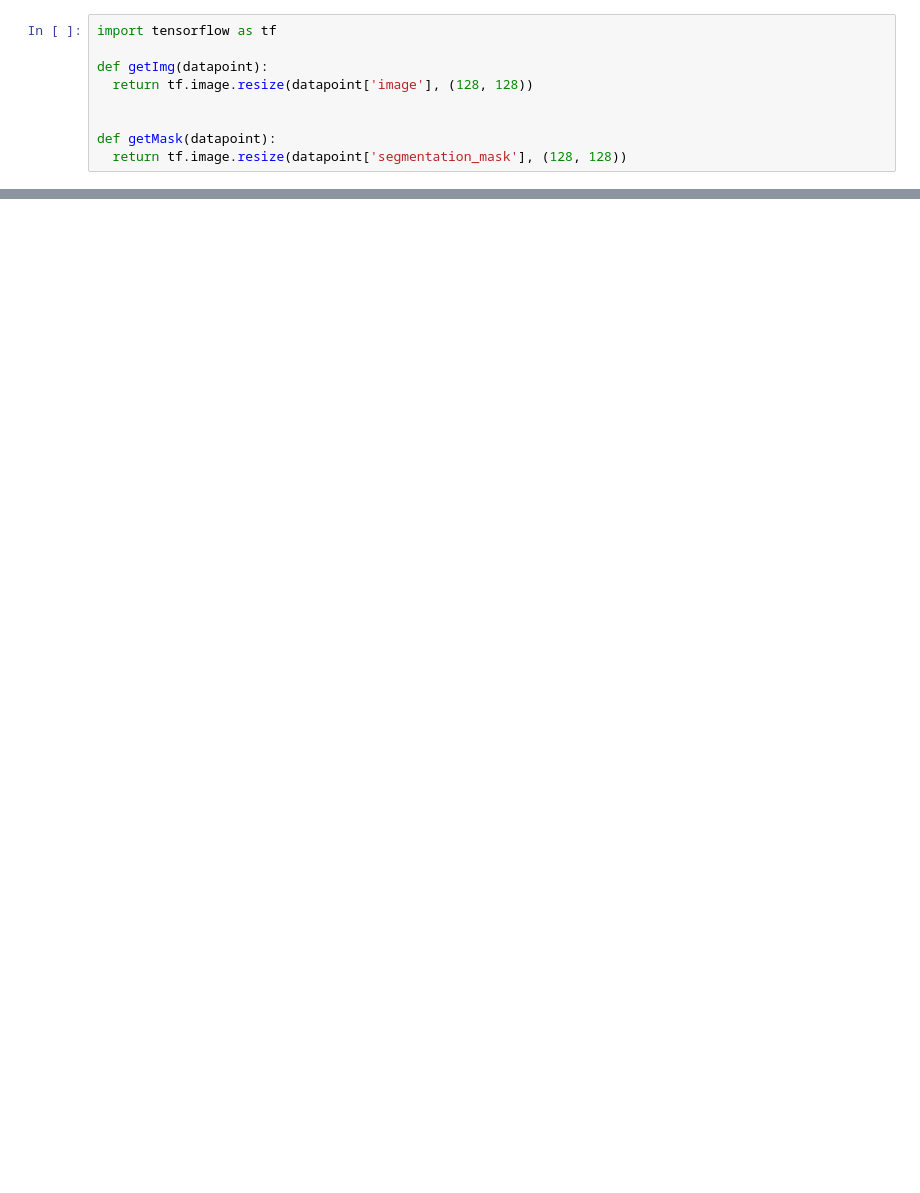
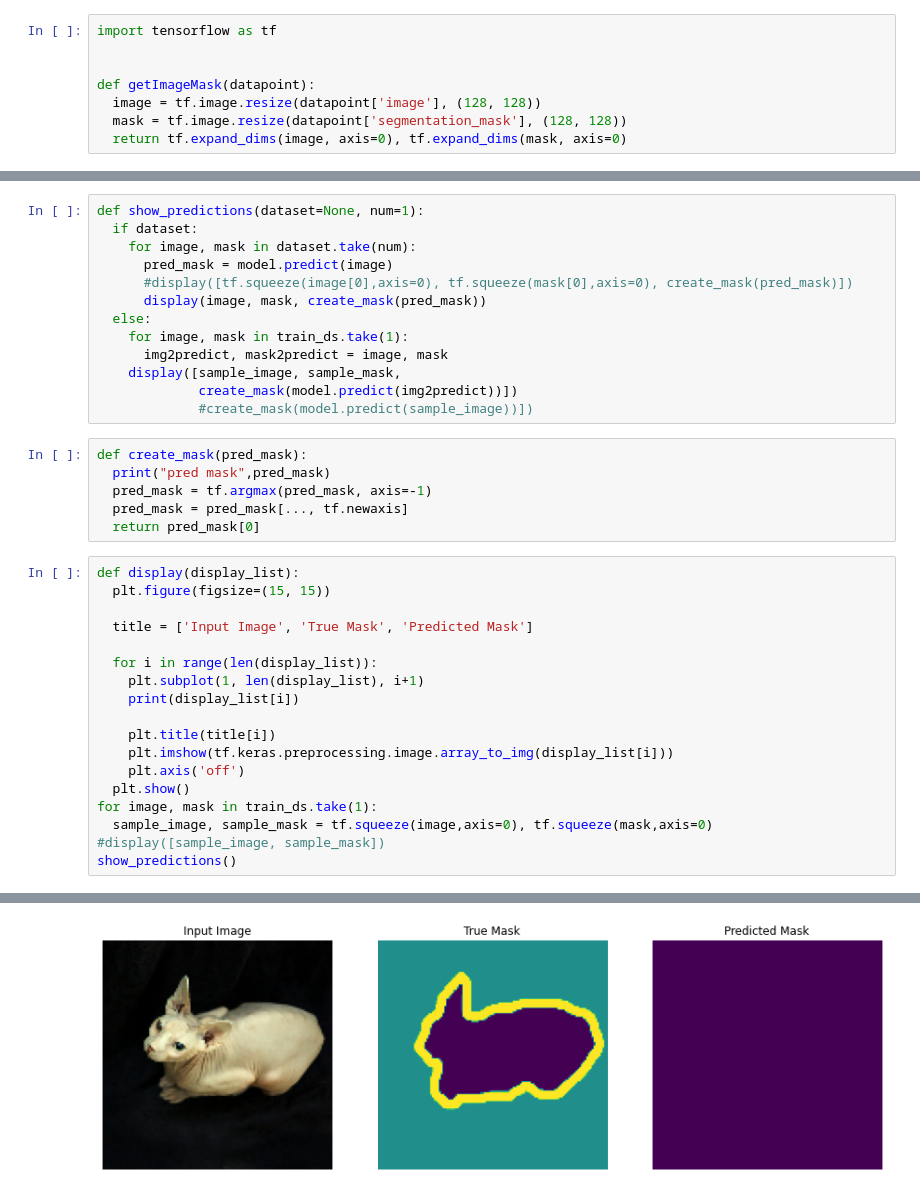
Before and after one commit to goelpravin/practice, a Jupyter notebook: segmentation.ipynb, the cells around one changed output, grey strips where cells are left out. Drawn from its saved outputs; the diff is of its cells as text; blank space fills up the shorter version.

```diff
--- a/segmentation.ipynb
+++ b/segmentation.ipynb
@@ -28,9 +33,8 @@ dataset, info = tfds.load('oxford_iiit_pet:3.*.*', with_info=True)
 # %%
 import tensorflow as tf
 
-def getImg(datapoint):
-  return tf.image.resize(datapoint['image'], (128, 128))
 
-
-def getMask(datapoint):
-  return tf.image.resize(datapoint['segmentation_mask'], (128, 128))
+def getImageMask(datapoint):
+  image = tf.image.resize(datapoint['image'], (128, 128))
+  mask = tf.image.resize(datapoint['segmentation_mask'], (128, 128))
+  return tf.expand_dims(image, axis=0), tf.expand_dims(mask, axis=0)
@@ -85,0 +65,38 @@ ValueError: ignored
+# %%
+def show_predictions(dataset=None, num=1):
+  if dataset:
+    for image, mask in dataset.take(num):
+      pred_mask = model.predict(image)
+      #display([tf.squeeze(image[0],axis=0), tf.squeeze(mask[0],axis=0), create_mask(pred_mask)])
+      display(image, mask, create_mask(pred_mask))
+  else:
+    for image, mask in train_ds.take(1):
+      img2predict, mask2predict = image, mask
+    display([sample_image, sample_mask,
+             create_mask(model.predict(img2predict))])
+             #create_mask(model.predict(sample_image))])
+# %%
+def create_mask(pred_mask):
+  print("pred mask",pred_mask)
+  pred_mask = tf.argmax(pred_mask, axis=-1)
+  pred_mask = pred_mask[..., tf.newaxis]
+  return pred_mask[0]
+# %%
+def display(display_list):
+  plt.figure(figsize=(15, 15))
+
+  title = ['Input Image', 'True Mask', 'Predicted Mask']
+
+  for i in range(len(display_list)):
+    plt.subplot(1, len(display_list), i+1)
+    print(display_list[i])
+
+    plt.title(title[i])
+    plt.imshow(tf.keras.preprocessing.image.array_to_img(display_list[i]))
+    plt.axis('off')
+  plt.show()
+for image, mask in train_ds.take(1):
+  sample_image, sample_mask = tf.squeeze(image,axis=0), tf.squeeze(mask,axis=0)
+#display([sample_image, sample_mask])
+show_predictions()
+# %% [output]
@@ -85,0 +120 @@ ValueError: ignored
+[figure, added]
```
Also changed, not shown: parts of 9 cells of this notebook.
